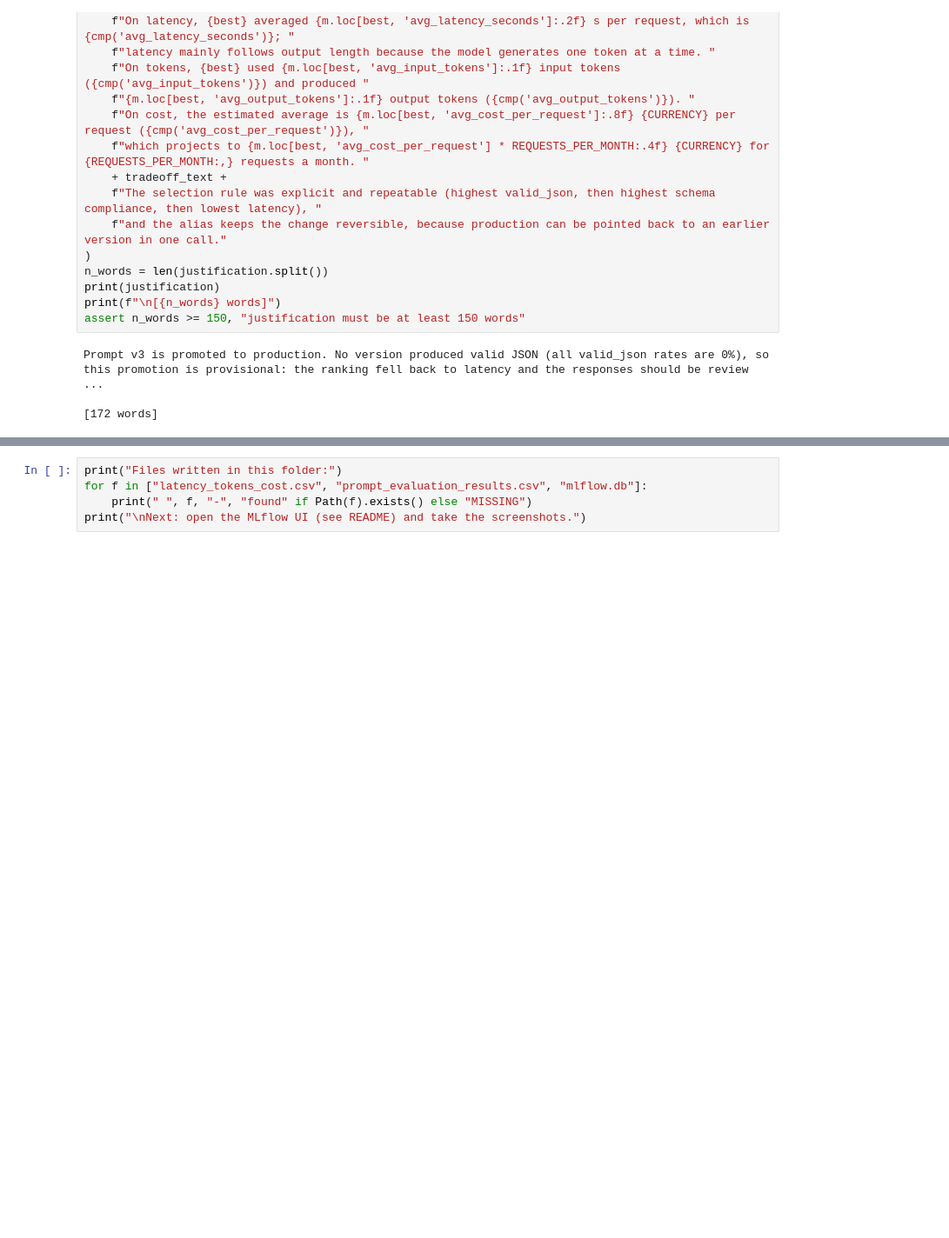
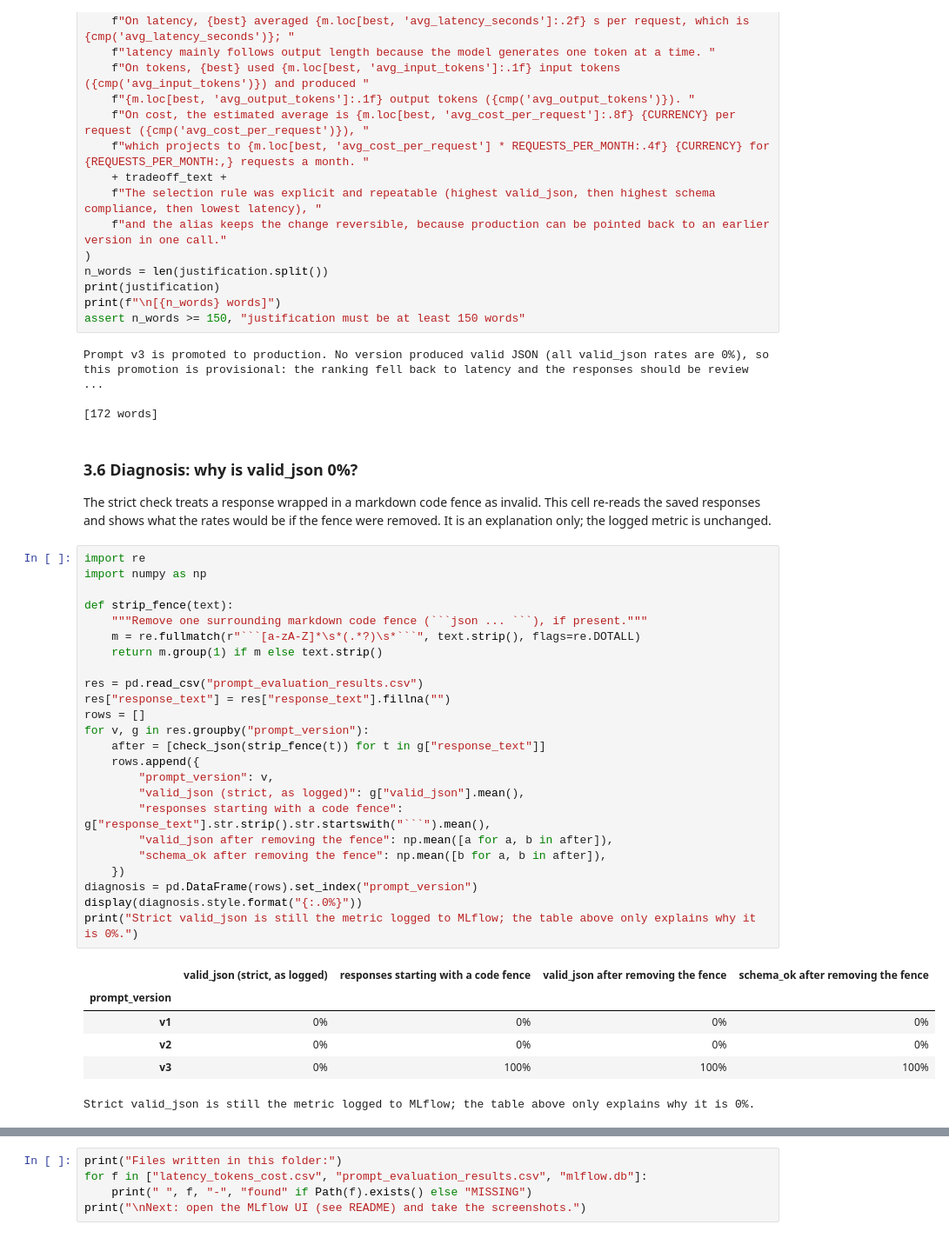
Before and after one commit to shankarece/eduassist-llmops-lab, a Jupyter notebook: eduassist_llmops.ipynb, the cells around one changed output, grey strips where cells are left out. Shown at 87% size. Drawn from its saved outputs; the diff is of its cells as text; blank space fills up the shorter version.

````diff
--- a/eduassist_llmops.ipynb
+++ b/eduassist_llmops.ipynb
@@ -598,3 +598,37 @@ assert n_words >= 150, "justification must be at least 150 words"
 Prompt v3 is promoted to production. No version produced valid JSON (all valid_json rates are 0%), so this promotion is provisional: the ranking fell back to latency and the responses should be review ...
 
 [172 words]
+# %% [markdown]
+### 3.6 Diagnosis: why is valid_json 0%?
+The strict check treats a response wrapped in a markdown code fence as invalid. This cell re-reads the saved responses and shows what the rates would be if the fence were removed. It is an explanation only; the logged metric is unchanged.
+# %%
+import re
+import numpy as np
+
+def strip_fence(text):
+    """Remove one surrounding markdown code fence (```json ... ```), if present."""
+    m = re.fullmatch(r"```[a-zA-Z]*\s*(.*?)\s*```", text.strip(), flags=re.DOTALL)
+    return m.group(1) if m else text.strip()
+
+res = pd.read_csv("prompt_evaluation_results.csv")
+res["response_text"] = res["response_text"].fillna("")
+rows = []
+for v, g in res.groupby("prompt_version"):
+    after = [check_json(strip_fence(t)) for t in g["response_text"]]
+    rows.append({
+        "prompt_version": v,
+        "valid_json (strict, as logged)": g["valid_json"].mean(),
+        "responses starting with a code fence": g["response_text"].str.strip().str.startswith("```").mean(),
+        "valid_json after removing the fence": np.mean([a for a, b in after]),
+        "schema_ok after removing the fence": np.mean([b for a, b in after]),
+    })
+diagnosis = pd.DataFrame(rows).set_index("prompt_version")
+display(diagnosis.style.format("{:.0%}"))
+print("Strict valid_json is still the metric logged to MLflow; the table above only explains why it is 0%.")
+# %% [output]
+|  | valid_json (strict, as logged) | responses starting with a code fence | valid_json after removing the fence | schema_ok after removing the fence |
+| prompt_version |  |  |  |  |
+| v1 | 0% | 0% | 0% | 0% |
+| v2 | 0% | 0% | 0% | 0% |
+| v3 | 0% | 100% | 100% | 100% |
+Strict valid_json is still the metric logged to MLflow; the table above only explains why it is 0%.
````
Also changed, not shown: parts of 2 cells of this notebook, 3 other files.
